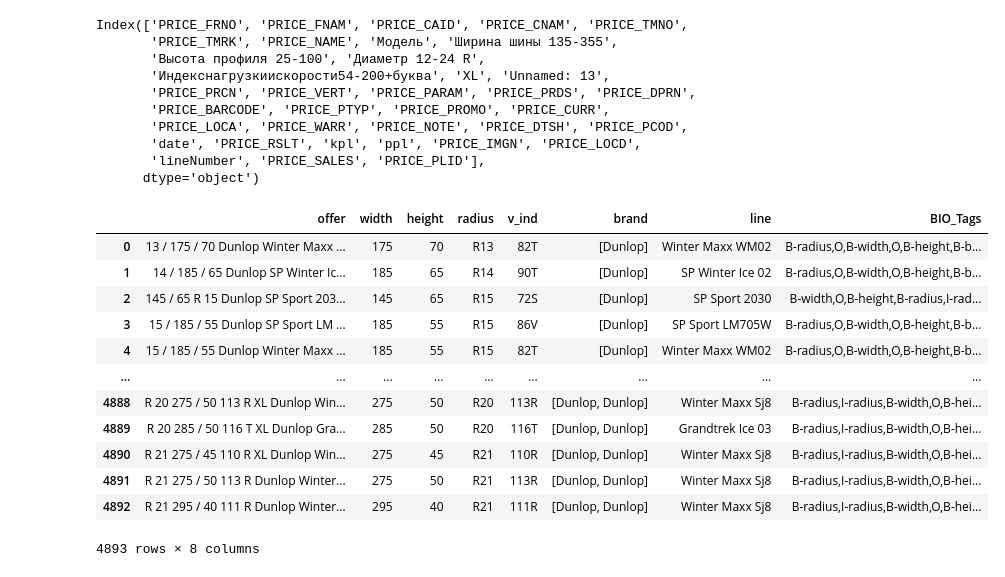
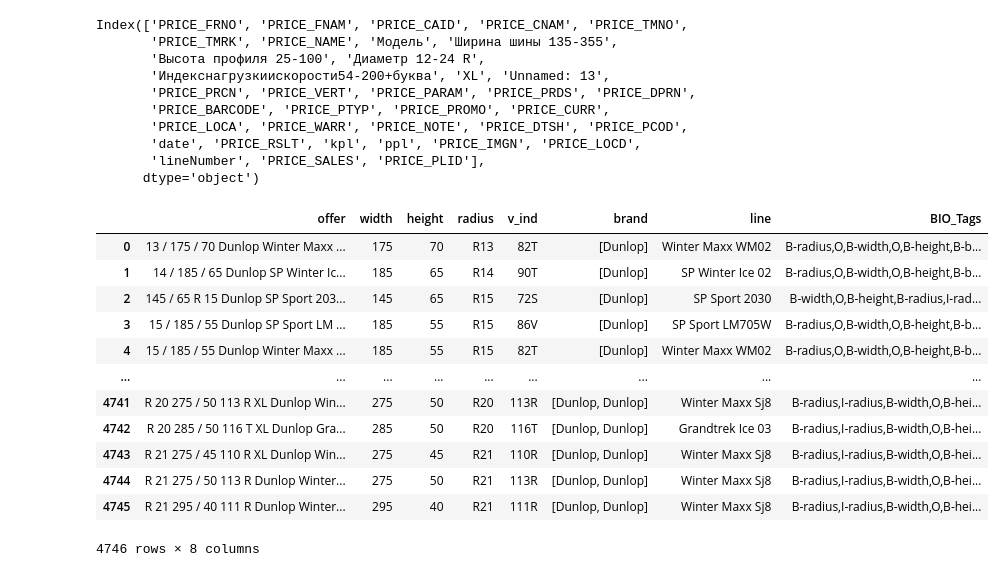
Before and after one commit to IgorSondors/BERT_NER, a Jupyter notebook: dataset/Dunlop.ipynb, the cells around one changed output. Saved outputs shown, nothing was run; the diff lists cells and outputs as text; code cells hidden in the pictures.

```diff
--- a/dataset/Dunlop.ipynb
+++ b/dataset/Dunlop.ipynb
@@ -57,6 +57,18 @@ def process_text(input_text):
     return processed_text
 
 def create_bio_tags(row):
+    def remove_word(line, word):
+        # Преобразуем обе строки в нижний регистр для сравнения без учета регистра
+        lower_line = line.lower()
+        lower_word = word.lower()
+
+        # Проверяем, содержится ли подстрока в строке
+        if lower_word in lower_line:
+            # Используем регулярное выражение для удаления подстроки (с учетом регистра)
+            line = re.sub(fr'\b{re.escape(word)}\b', '', line, flags=re.IGNORECASE).strip()
+
+        return line
+
     name = str(row['offer'])
     width = str(row['width'])
     height = str(row['height'])
@@ -125,7 +137,7 @@ def create_bio_tags(row):
                 Begin_line = False
             else:
                 tags[i] = 'I-line'
-            line = line.replace(word,"")
+            line = min(remove_word(line, word), line.replace(word,""))
 
     # Собираем теги в строку
     return ','.join(tags)
@@ -136,39 +148,85 @@ def change_columns(df):
     df = df.rename(columns={'PRICE_NAME': 'offer'})
     df = df[df['offer'].notna()]
 
     new_df['offer'] = df['offer']
     new_df['width'] = df['Ширина шины 135-355']
     new_df['height'] = df['Высота профиля 25-100']
     new_df['radius'] = df['Диаметр 12-24 R']
     new_df['v_ind'] = df['Индекснагрузкиискорости54-200+буква']
     new_df['brand'] = df['ppl']
     new_df['line'] = df['Модель']
 
+    def process_column(row, column_name):
+        # Проверка, является ли значение в "offer" подстрокой значения из указанной колонки
+        contains_column_value = str(row['offer']).find(str(row[column_name])) != -1
+
+        # Если значение из колонки не найдено в "offer"
+        if not contains_column_value:
+            # Замена "." на "," в соответствующей строке из columns_to_process
+            row[column_name] = str(row[column_name]).replace('.', ',')
+
+            # Повторная проверка
+            contains_column_value = str(row['offer']).find(str(row[column_name])) != -1
+
+            # Если проверка не пройдена, удаляем строку из таблицы
+            if not contains_column_value:
+                return None
+        return row
+
+    def process_radius1(txt):
+        return txt.replace("r", "").replace("R", "")
+
+    new_df['radius'] = new_df['radius'].apply(process_radius1)
+    columns_to_process = ['width', 'height', 'radius']
+    for column in columns_to_process:
+        new_df = new_df.apply(process_column, args=(column,), axis=1)
+
+    # Удаляем строки, в которых проверка не пройдена
+    new_df = new_df.dropna().reset_index(drop=True)
+
+    def process_radius(txt):
+        return "R"+txt
+
+    new_df['radius'] = new_df['radius'].apply(process_radius)
     new_df['offer'] = new_df['offer'].apply(process_text)
     new_df['brand'] = new_df['offer'].apply(extract_Dunlop)
     new_df['BIO_Tags'] = new_df.apply(create_bio_tags, axis=1)
+
+    keywords = ['width', 'height', 'radius', 'v_ind', 'brand', 'line']
+
+    # Проверяем вхождение каждого ключевого слова в каждую строку
+    for keyword in keywords:
+        new_df = new_df[new_df['BIO_Tags'].str.contains(keyword, case=False)]
+
+    # Переиндексируем DataFrame после удаления строк
+    new_df = new_df.reset_index(drop=True)
+
+    new_df = new_df[new_df['v_ind'].apply(lambda x: len(str(x)) <= 5)]
+    # Переиндексация DataFrame после удаления строк
+    new_df = new_df.reset_index(drop=True)
+
     return new_df
 
 def extract_Dunlop(text):
     brands = re.findall(r'Dunlop|DUNLOP|Дунлоп|dunlop|ДАНЛОП|Данлоп|ДУНЛОП|Данлуп|ДАНЛУП', text)
     return brands
 
 new_df = change_columns(df)
 new_df
 # %% [output]
 |  | offer | width | height | radius | v_ind | brand | line | BIO_Tags |
 | 0 | 13 / 175 / 70 Dunlop Winter Maxx ... | 175 | 70 | R13 | 82T | [Dunlop] | Winter Maxx WM02 | B-radius,O,B-width,O,B-height,B-b... |
 | 1 | 14 / 185 / 65 Dunlop SP Winter Ic... | 185 | 65 | R14 | 90T | [Dunlop] | SP Winter Ice 02 | B-radius,O,B-width,O,B-height,B-b... |
 | 2 | 145 / 65 R 15 Dunlop SP Sport 203... | 145 | 65 | R15 | 72S | [Dunlop] | SP Sport 2030 | B-width,O,B-height,B-radius,I-rad... |
 | 3 | 15 / 185 / 55 Dunlop SP Sport LM ... | 185 | 55 | R15 | 86V | [Dunlop] | SP Sport LM705W | B-radius,O,B-width,O,B-height,B-b... |
 | 4 | 15 / 185 / 55 Dunlop Winter Maxx ... | 185 | 55 | R15 | 82T | [Dunlop] | Winter Maxx WM02 | B-radius,O,B-width,O,B-height,B-b... |
 | ... | ... | ... | ... | ... | ... | ... | ... | ... |
-| 4888 | R 20 275 / 50 113 R XL Dunlop Win... | 275 | 50 | R20 | 113R | [Dunlop, Dunlop] | Winter Maxx Sj8 | B-radius,I-radius,B-width,O,B-hei... |
-| 4889 | R 20 285 / 50 116 T XL Dunlop Gra... | 285 | 50 | R20 | 116T | [Dunlop, Dunlop] | Grandtrek Ice 03 | B-radius,I-radius,B-width,O,B-hei... |
-| 4890 | R 21 275 / 45 110 R XL Dunlop Win... | 275 | 45 | R21 | 110R | [Dunlop, Dunlop] | Winter Maxx Sj8 | B-radius,I-radius,B-width,O,B-hei... |
-| 4891 | R 21 275 / 50 113 R Dunlop Winter... | 275 | 50 | R21 | 113R | [Dunlop, Dunlop] | Winter Maxx Sj8 | B-radius,I-radius,B-width,O,B-hei... |
-| 4892 | R 21 295 / 40 111 R Dunlop Winter... | 295 | 40 | R21 | 111R | [Dunlop, Dunlop] | Winter Maxx Sj8 | B-radius,I-radius,B-width,O,B-hei... |
+| 4741 | R 20 275 / 50 113 R XL Dunlop Win... | 275 | 50 | R20 | 113R | [Dunlop, Dunlop] | Winter Maxx Sj8 | B-radius,I-radius,B-width,O,B-hei... |
+| 4742 | R 20 285 / 50 116 T XL Dunlop Gra... | 285 | 50 | R20 | 116T | [Dunlop, Dunlop] | Grandtrek Ice 03 | B-radius,I-radius,B-width,O,B-hei... |
+| 4743 | R 21 275 / 45 110 R XL Dunlop Win... | 275 | 45 | R21 | 110R | [Dunlop, Dunlop] | Winter Maxx Sj8 | B-radius,I-radius,B-width,O,B-hei... |
+| 4744 | R 21 275 / 50 113 R Dunlop Winter... | 275 | 50 | R21 | 113R | [Dunlop, Dunlop] | Winter Maxx Sj8 | B-radius,I-radius,B-width,O,B-hei... |
+| 4745 | R 21 295 / 40 111 R Dunlop Winter... | 295 | 40 | R21 | 111R | [Dunlop, Dunlop] | Winter Maxx Sj8 | B-radius,I-radius,B-width,O,B-hei... |
-4893 rows × 8 columns
+4746 rows × 8 columns
 # %%
 new_df.to_csv('/home/sondors/Documents/price/BERT_NER/csv/Kazakov_241123/разметка/Dunlop.csv', sep=';',index=False)
 # %%
```
Also changed, not shown: parts of 4 cells of this notebook, 3 other files.
